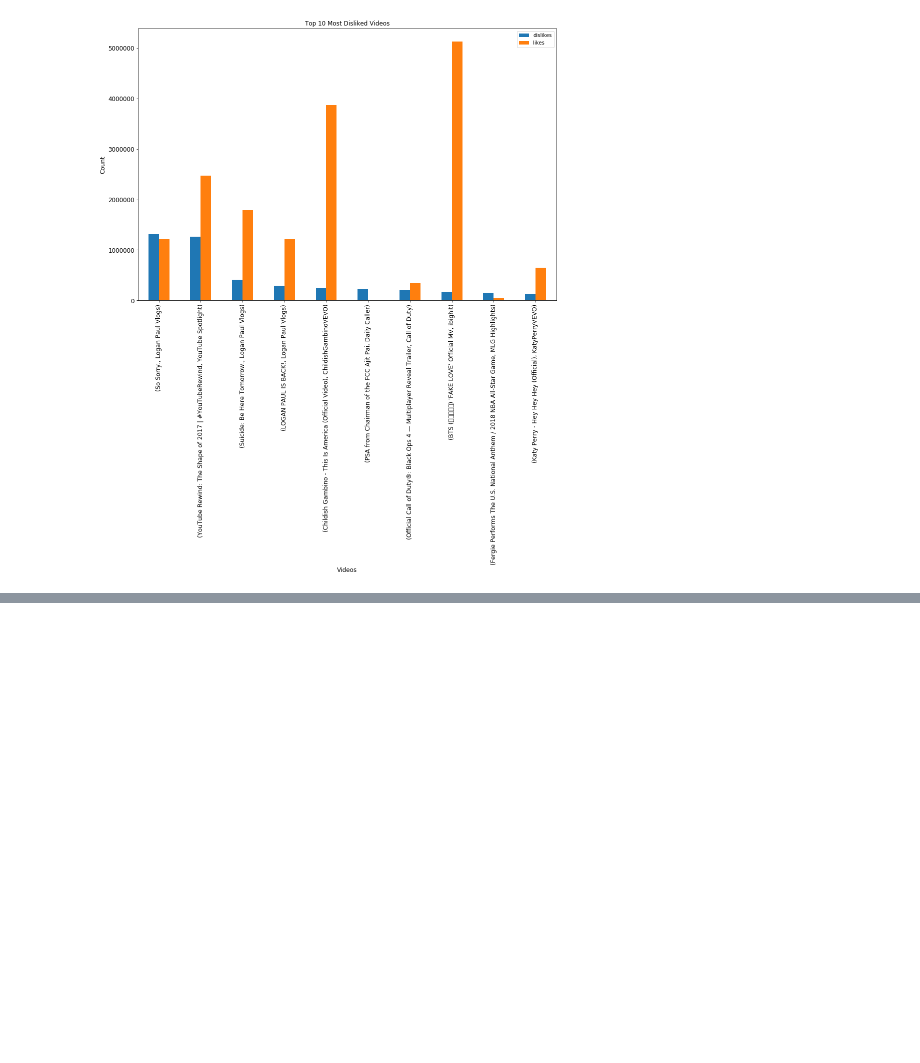
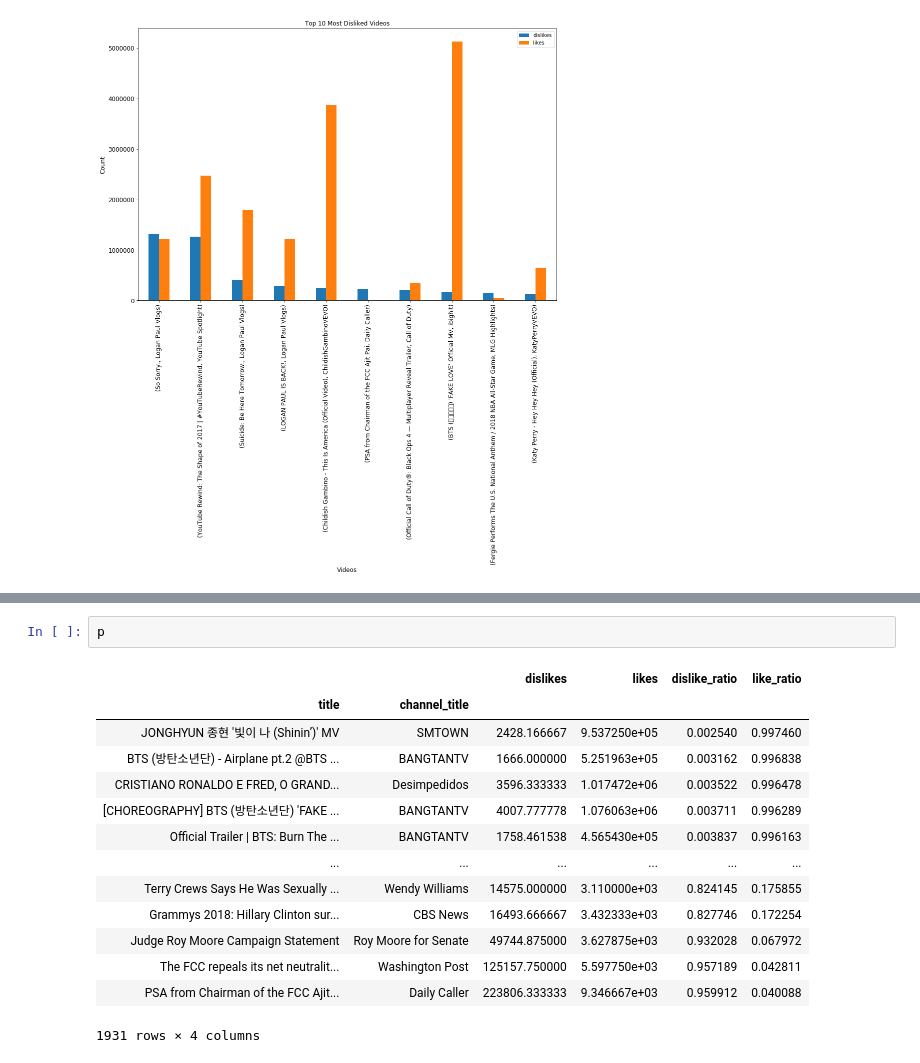
Before and after one commit to srivasis/MA384, a Jupyter notebook: Most_Disliked.ipynb, the cells around one changed output, grey strips where cells are left out. Saved outputs shown, nothing was run; the diff lists cells and outputs as text; blank space fills up the shorter version.

```diff
--- a/Most_Disliked.ipynb
+++ b/Most_Disliked.ipynb
@@ -28,0 +71,17 @@ plt.show()
+# %%
+p
+# %% [output]
+|  |  | dislikes | likes | dislike_ratio | like_ratio |
+| title | channel_title |  |  |  |  |
+| JONGHYUN 종현 '빛이 나 (Shinin’)' MV | SMTOWN | 2428.166667 | 9.537250e+05 | 0.002540 | 0.997460 |
+| BTS (방탄소년단) - Airplane pt.2 @BTS ... | BANGTANTV | 1666.000000 | 5.251963e+05 | 0.003162 | 0.996838 |
+| CRISTIANO RONALDO E FRED, O GRAND... | Desimpedidos | 3596.333333 | 1.017472e+06 | 0.003522 | 0.996478 |
+| [CHOREOGRAPHY] BTS (방탄소년단) 'FAKE ... | BANGTANTV | 4007.777778 | 1.076063e+06 | 0.003711 | 0.996289 |
+| Official Trailer | BTS: Burn The ... | BANGTANTV | 1758.461538 | 4.565430e+05 | 0.003837 | 0.996163 |
+| ... | ... | ... | ... | ... | ... |
+| Terry Crews Says He Was Sexually ... | Wendy Williams | 14575.000000 | 3.110000e+03 | 0.824145 | 0.175855 |
+| Grammys 2018: Hillary Clinton sur... | CBS News | 16493.666667 | 3.432333e+03 | 0.827746 | 0.172254 |
+| Judge Roy Moore Campaign Statement | Roy Moore for Senate | 49744.875000 | 3.627875e+03 | 0.932028 | 0.067972 |
+| The FCC repeals its net neutralit... | Washington Post | 125157.750000 | 5.597750e+03 | 0.957189 | 0.042811 |
+| PSA from Chairman of the FCC Ajit... | Daily Caller | 223806.333333 | 9.346667e+03 | 0.959912 | 0.040088 |
+1931 rows × 4 columns
```
Also changed, not shown: parts of 7 cells of this notebook.
